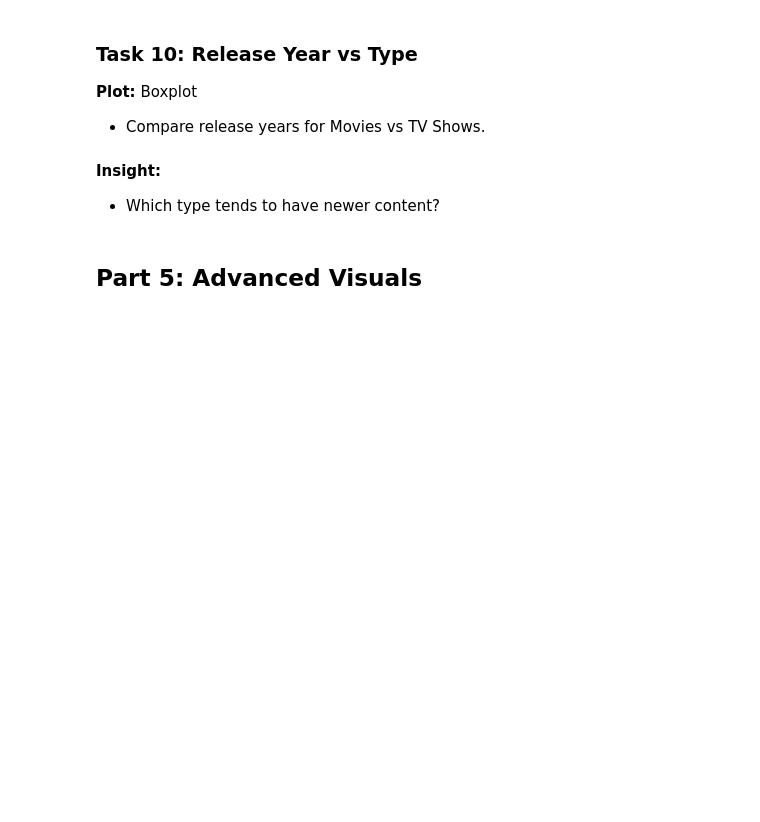
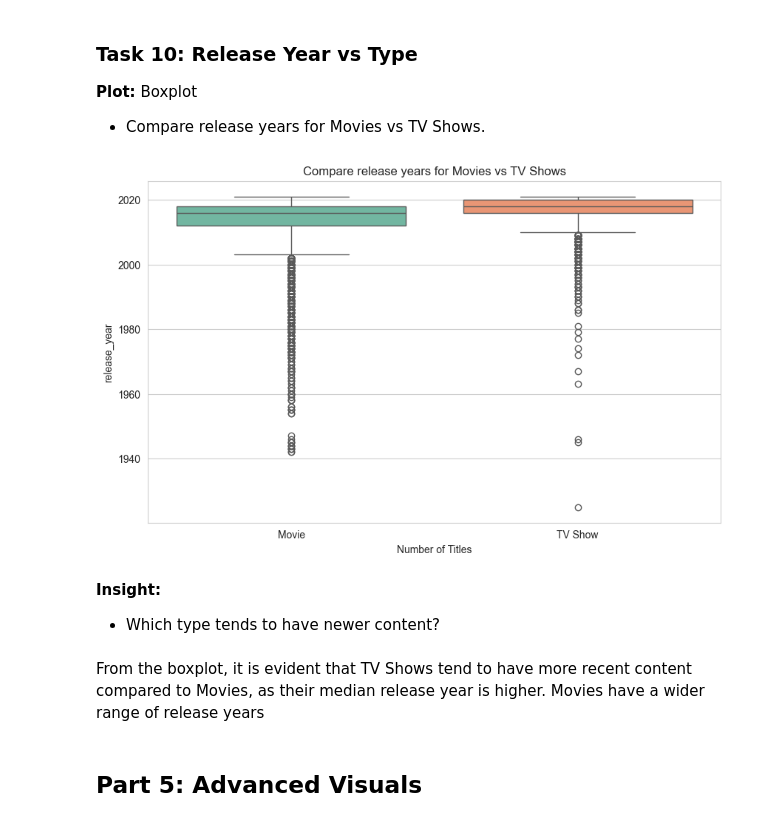
Before and after one commit to mosta3aGam2L/Ai_26, a Jupyter notebook: Projects/netfilx_visualilzation/NetflixEDA.ipynb, the cells around one changed output. Cells and saved outputs as stored; diff of their text form; code cells hidden in the pictures; blank space fills up the shorter version.

```diff
--- a/Projects/netfilx_visualilzation/NetflixEDA.ipynb
+++ b/Projects/netfilx_visualilzation/NetflixEDA.ipynb
@@ -278,10 +312,22 @@ plt.show()
 **Plot:** Boxplot
 
 - Compare release years for Movies vs TV Shows.
+# %%
+plt.figure(figsize=(10,6))
+sns.boxplot(x='type',y='release_year',data=df,palette='Set2',hue='type')
+
+plt.title("Compare release years for Movies vs TV Shows")
+plt.xlabel("Number of Titles")
+plt.ylabel("release_year")
+plt.show()
+# %% [output]
+[figure, added]
 # %% [markdown]
 **Insight:**
 
 - Which type tends to have newer content?
+# %% [markdown]
+From the boxplot, it is evident that TV Shows tend to have more recent content compared to Movies, as their median release year is higher. Movies have a wider range of release years
 # %% [markdown]
 ## Part 5: Advanced Visuals
 # %% [markdown]
```
Also changed, not shown: parts of 6 cells of this notebook.
